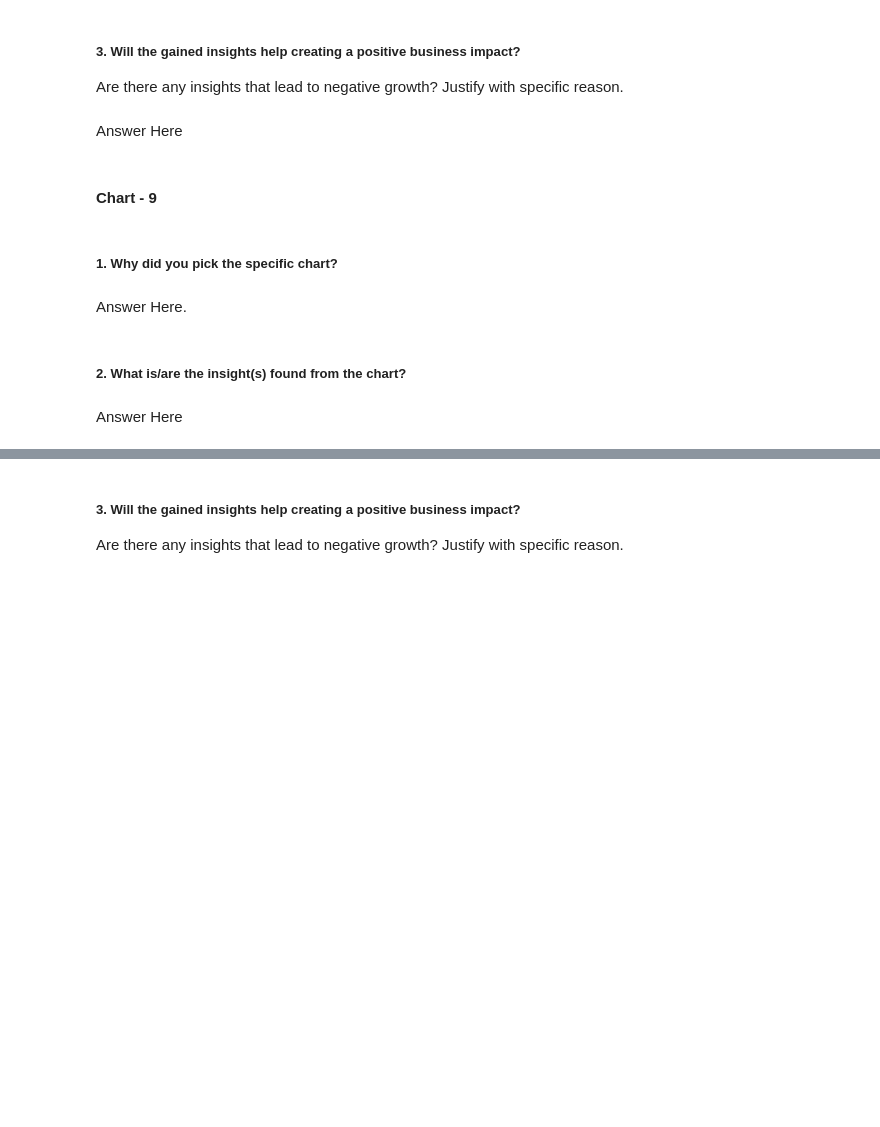
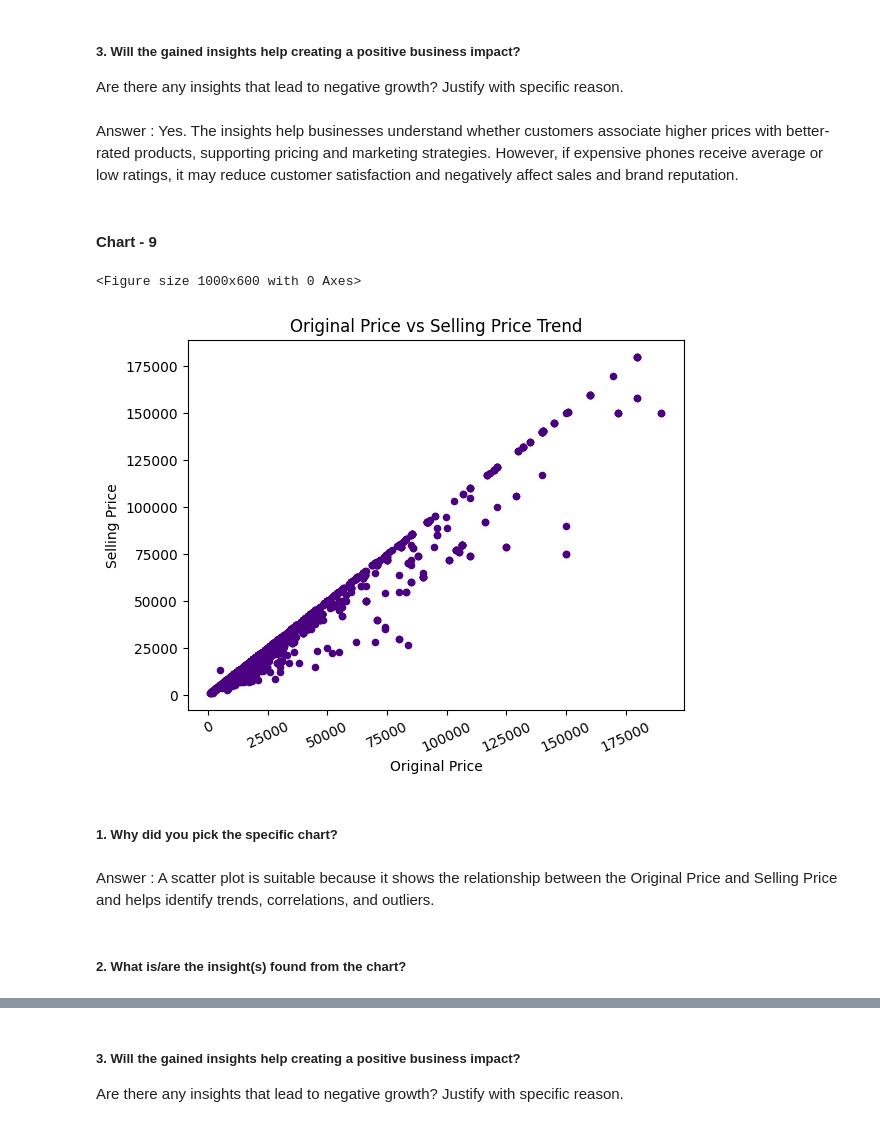
Before and after one commit to anujpurohit0501/flipkart-mobile-eda, a Jupyter notebook: Flipkart_Mobile_EDA.ipynb, the cells around one changed output, grey strips where cells are left out. Drawn from its saved outputs; the diff is of its cells as text; code cells hidden in the pictures; blank space fills up the shorter version.

```diff
--- a/Flipkart_Mobile_EDA.ipynb
+++ b/Flipkart_Mobile_EDA.ipynb
@@ -481,7 +501,7 @@ Answer Here
 # %% [markdown]
 ##### 3. Will the gained insights help creating a positive business impact?
 Are there any insights that lead to negative growth? Justify with specific reason.
-# %% [markdown]
-Answer Here
+# %% [markdown]
+Answer : Yes. The insights help businesses understand whether customers associate higher prices with better-rated products, supporting pricing and marketing strategies. However, if expensive phones receive average or low ratings, it may reduce customer satisfaction and negatively affect sales and brand reputation.
 # %% [markdown]
 #### Chart - 9
@@ -490,8 +508,20 @@ Answer Here
+# %%
+# Chart - 9 visualization code
+c=['indigo']
+plt.figure(figsize=(10,6))
+
+df.plot(x='Original Price',y='Selling Price',kind='scatter',color=c)
+plt.xlabel('Original Price')
+plt.ylabel('Selling Price')
+plt.xticks(rotation=25)
+plt.title('Original Price vs Selling Price Trend')
+plt.show()
+# %% [output]
+<Figure size 1000x600 with 0 Axes>
+[figure, added]
 # %% [markdown]
 ##### 1. Why did you pick the specific chart?
-# %% [markdown]
-Answer Here.
+# %% [markdown]
+Answer : A scatter plot is suitable because it shows the relationship between the Original Price and Selling Price and helps identify trends, correlations, and outliers.
 # %% [markdown]
 ##### 2. What is/are the insight(s) found from the chart?
-# %% [markdown]
-Answer Here
```
Also changed, not shown: parts of 50 cells of this notebook.
